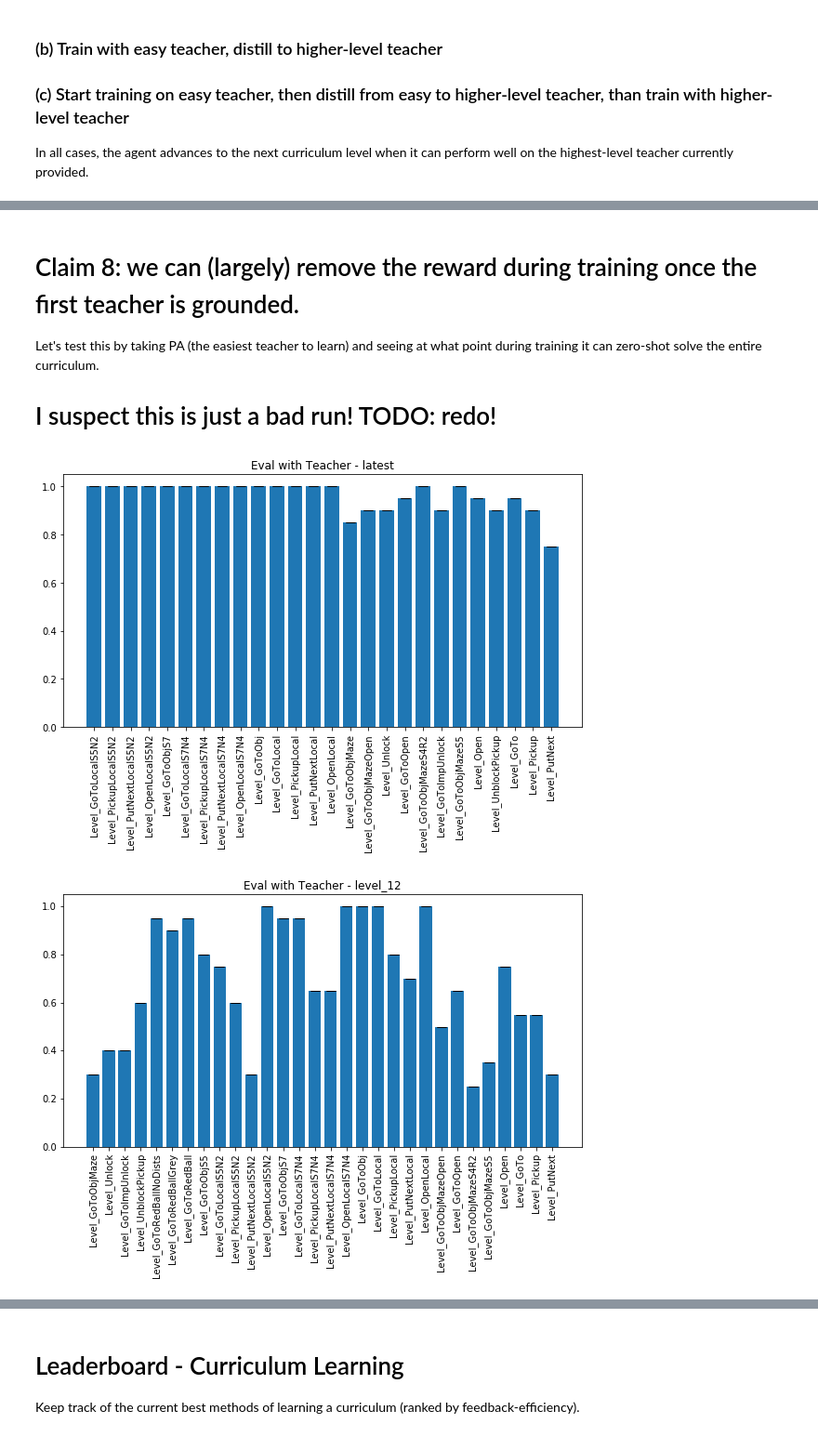
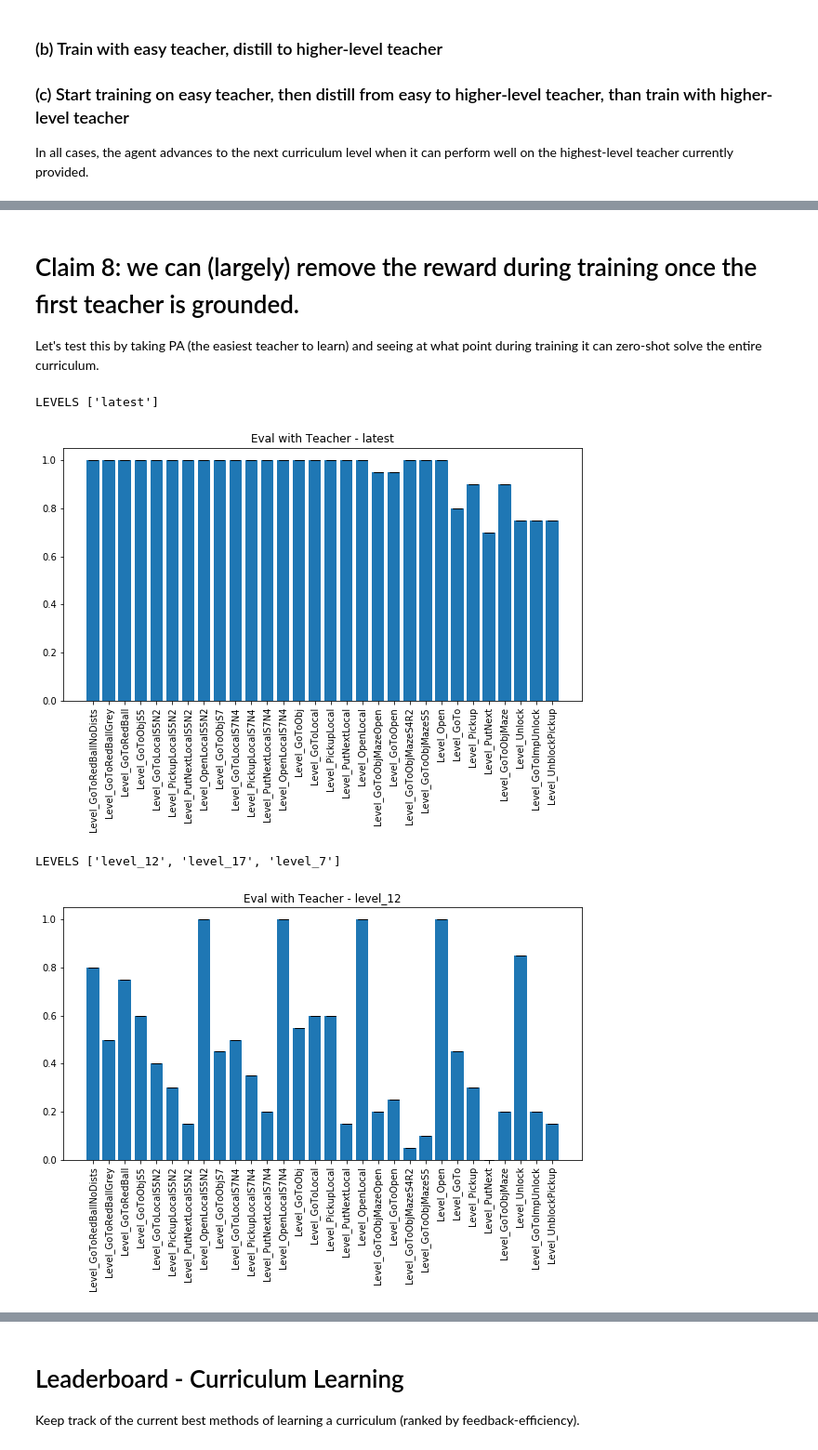
Before and after one commit to rll-research/teachable, a Jupyter notebook: Plots.ipynb, the cells around one changed output, grey strips where cells are left out. Shown: that part at 93% size. Cells and saved outputs as stored; diff of their text form; code cells hidden in the pictures.

Commit message:
update plots

```diff
--- a/Plots.ipynb
+++ b/Plots.ipynb
@@ -36,6 +36,14 @@ def load_data(name, file_name='progress.csv'):
         except Exception as e:
             csv_name = path.joinpath('new_progress.csv')
             data = pd.read_csv(csv_name)
+
+        # TODO: Remove this soon! There used to be a bug where if a run died TotalNumFeedback
+        # would reset, but it's fixed. Once those old runs are irrelevant we can remove this.
+        if 'Train/num_feedback_advice' in data.columns and 'Train/num_feedback_reward' in data.columns:
+            timestep_feedback = data['Train/num_feedback_advice'] + data['Train/num_feedback_reward']
+            full_feedback = np.cumsum(timestep_feedback)
+            data['Train/NumFeedbackTotal'] = full_feedback
+
         csv_datas.append(data)
     return csv_datas
 
@@ -55,7 +63,7 @@ def fix_csv(filename):
     with open(new_csv, 'w') as f:
         f.writelines(correct_data)
 
-# for num in range(597, 601):
+# for num in range(551, 553):
 #     fix_csv(num)
 # # fix_csv(557)
 # %% [markdown]
@@ -66,3 +74,7 @@ This should be true, so long as the feedback contains any useful information.
 ### GOOD NEWS: All teachers outperform no teacher.
 
 Subgoal can't get through the curriculum, but this isn't too bad news b/c we are able to ground Subgoals through bootstrapping (see claim 6).
+# %%
+x = np.arange(5) + .1
+x[0] = np.nan
+np.argwhere(~np.isnan(x))
@@ -367,37 +404,38 @@ plot_curriculum(data_names, 'feedback')
 # Claim 8: we can (largely) remove the reward during training once the first teacher is grounded.
 
 Let's test this by taking PA (the easiest teacher to learn) and seeing at what point during training it can zero-shot solve the entire curriculum.
-
-# I suspect this is just a bad run! TODO: redo!
 # %%
 def plot_curriculum_generalization(runs, title):
     for run_names, legend_name in runs:  # Currently plotting each one separately.
         try:
             data = []
             for run_name in run_names:
                 data += load_data(run_name, file_name='results.csv')
-            levels = np.unique(data[0]['policy'])
+            levels = sorted(np.unique(data[0]['policy']))
+            print("LEVELS", levels)
             for level in levels:
                 relevant_data = [df[df['policy'] == level] for df in data]
                 x = relevant_data[0][' env']
                 y_data = [df['success_rate'].to_numpy() for df in relevant_data]
                 y_mean = y_data[0]
                 y_err = np.zeros_like(y_mean)
                 y_mean = [np.mean([y[i] for y in y_data]) for i in range(len(y_data[0]))]
                 y_err = [np.std([y[i] for y in y_data]) for i in range(len(y_data[0]))]
                 plt.title(title + ' - ' + level)
                 plt.bar(x, y_mean, yerr=y_err, capsize=5)
                 plt.xticks(rotation=90)
                 plt.show()
         except Exception as e:
             print("Error on ", run_names, e)
 
 
 runs = [
-    (['EVAL_PA_EARLY'], 'PA'),
+    (['EVAL_PA_EARLY_FINAL_455'], 'PA'),
+    (['EVAL_PA_EARLY_455_mid'], 'PA'),
 ]
-
 plot_curriculum_generalization(runs, 'Eval with Teacher')
 # %% [output]
+LEVELS ['latest']
-[figure, old version]
+[figure, new version]
+LEVELS ['level_12', 'level_17', 'level_7']
-[figure, old version]
+[figure, new version]
```
Also changed, not shown: parts of 14 cells of this notebook.
